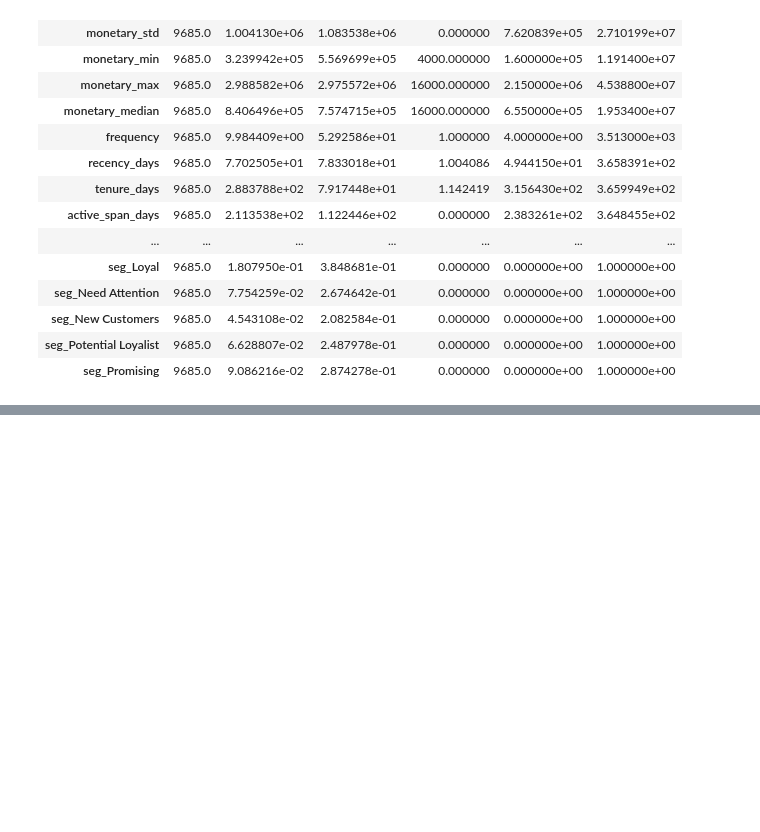
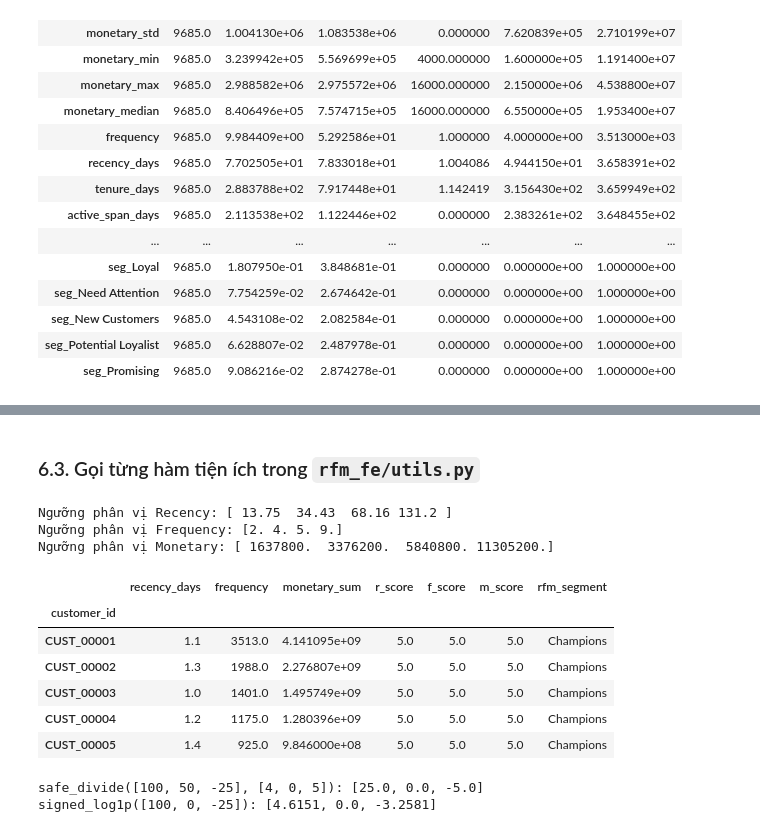
Before and after one commit to AnhQun18/Package-batch-4, a Jupyter notebook: notebooks/01_rfm_feature_exploration.ipynb, the cells around one changed output, grey strips where cells are left out. Saved outputs shown, nothing was run; the diff lists cells and outputs as text; code cells hidden in the pictures; blank space fills up the shorter version.

```diff
--- a/notebooks/01_rfm_feature_exploration.ipynb
+++ b/notebooks/01_rfm_feature_exploration.ipynb
@@ -235,0 +242,19 @@ summary
+# %%
+from rfm_fe.config import RFMConfig
+from rfm_fe.validators import validate_and_prepare
+
+cfg = RFMConfig(
+    customer_col="customer_id",
+    date_col="invoice_date",
+    amount_col="total_amount",
+    transaction_col="invoice_id",
+    category_col="category",
+    reference_date="2026-11-28",
+    windows=(30, 90, 180, 365),
+    handle_negative_amount="separate",
+)
+
+clean_df, ref_date, refund_df = validate_and_prepare(df_valid, cfg)
+print("ref_date:", ref_date)
+print("clean_df (giao dịch >= 0):", clean_df.shape)
+print("refund_df (giao dịch < 0):", refund_df.shape)
@@ -235,0 +342,53 @@ summary
+# %% [markdown]
+### 6.3. Gọi từng hàm tiện ích trong `rfm_fe/utils.py`
+# %%
+from rfm_fe.utils import (
+    safe_divide,
+    signed_log1p,
+    fit_quantile_edges,
+    apply_quantile_score,
+    assign_rfm_segment,
+)
+
+# 1. Học ngưỡng phân vị & chấm điểm R, F, M
+r_edges = fit_quantile_edges(base_df["recency_days"], cfg.n_quantiles)
+f_edges = fit_quantile_edges(base_df["frequency"], cfg.n_quantiles)
+m_edges = fit_quantile_edges(base_df["monetary_sum"], cfg.n_quantiles)
+print("Ngưỡng phân vị Recency:", r_edges.round(2))
+print("Ngưỡng phân vị Frequency:", f_edges.round(2))
+print("Ngưỡng phân vị Monetary:", m_edges.round(0))
+
+r_score = apply_quantile_score(base_df["recency_days"], r_edges, cfg.n_quantiles, reverse=True)
+f_score = apply_quantile_score(base_df["frequency"], f_edges, cfg.n_quantiles, reverse=False)
+m_score = apply_quantile_score(base_df["monetary_sum"], m_edges, cfg.n_quantiles, reverse=False)
+segments = assign_rfm_segment(r_score, f_score, m_score, cfg.n_quantiles)
+
+scores_preview = pd.DataFrame({
+    "recency_days": base_df["recency_days"].round(1),
+    "frequency": base_df["frequency"],
+    "monetary_sum": base_df["monetary_sum"],
+    "r_score": r_score,
+    "f_score": f_score,
+    "m_score": m_score,
+    "rfm_segment": segments,
+})
+display(scores_preview.head(5))
+
+# 2. Kiểm tra safe_divide & signed_log1p
+num = pd.Series([100.0, 50.0, -25.0])
+den = pd.Series([4.0, 0.0, 5.0])
+print("safe_divide([100, 50, -25], [4, 0, 5]):", safe_divide(num, den).tolist())
+print("signed_log1p([100, 0, -25]):", signed_log1p(pd.Series([100.0, 0.0, -25.0])).round(4).tolist())
+# %% [output]
+Ngưỡng phân vị Recency: [ 13.75  34.43  68.16 131.2 ]
+Ngưỡng phân vị Frequency: [2. 4. 5. 9.]
+Ngưỡng phân vị Monetary: [ 1637800.  3376200.  5840800. 11305200.]
+|  | recency_days | frequency | monetary_sum | r_score | f_score | m_score | rfm_segment |
+| customer_id |  |  |  |  |  |  |  |
+| CUST_00001 | 1.1 | 3513.0 | 4.141095e+09 | 5.0 | 5.0 | 5.0 | Champions |
+| CUST_00002 | 1.3 | 1988.0 | 2.276807e+09 | 5.0 | 5.0 | 5.0 | Champions |
+| CUST_00003 | 1.0 | 1401.0 | 1.495749e+09 | 5.0 | 5.0 | 5.0 | Champions |
+| CUST_00004 | 1.2 | 1175.0 | 1.280396e+09 | 5.0 | 5.0 | 5.0 | Champions |
+| CUST_00005 | 1.4 | 925.0 | 9.846000e+08 | 5.0 | 5.0 | 5.0 | Champions |
+safe_divide([100, 50, -25], [4, 0, 5]): [25.0, 0.0, -5.0]
+signed_log1p([100, 0, -25]): [4.6151, 0.0, -3.2581]
```
Also changed, not shown: parts of 5 cells of this notebook.
